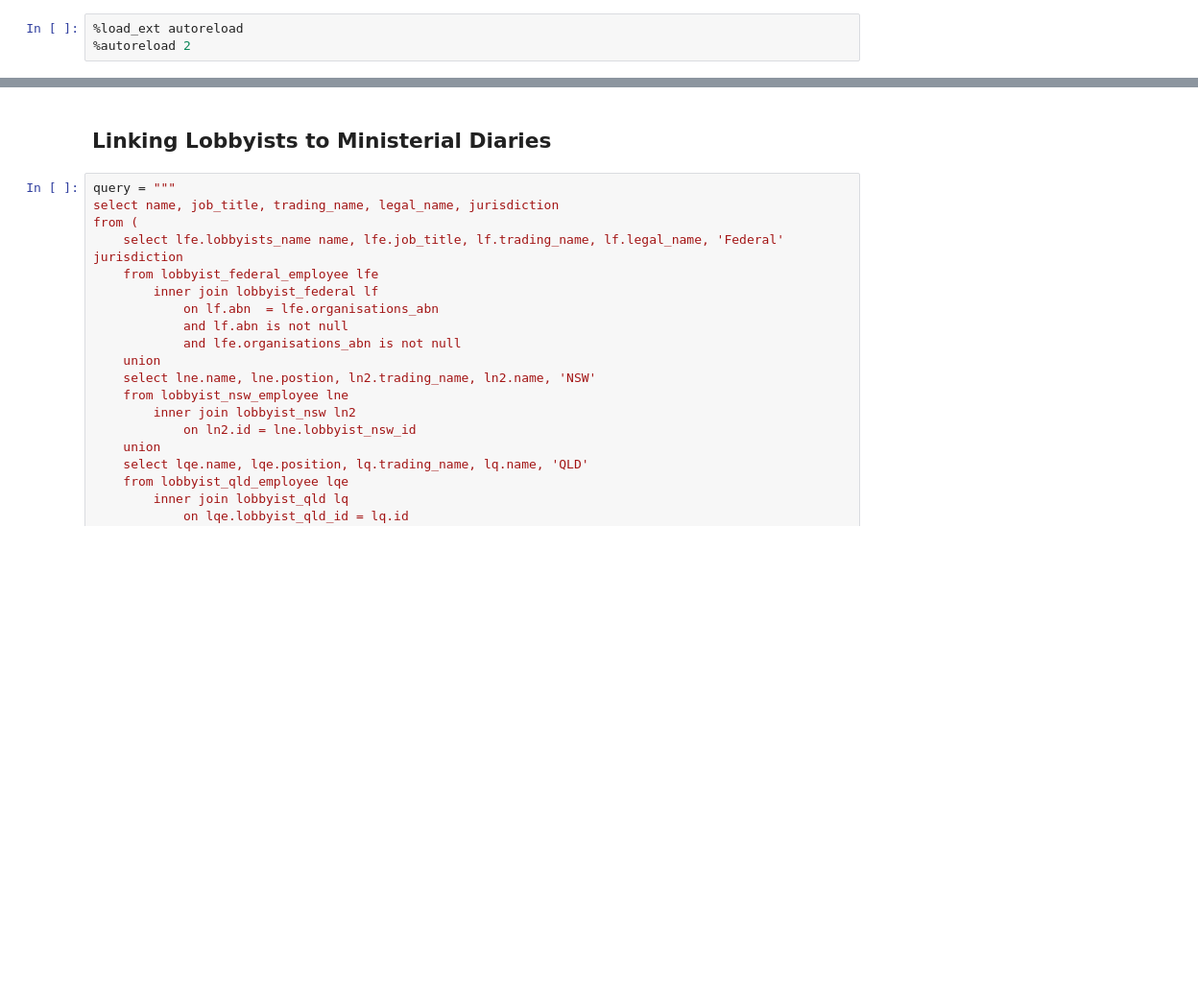
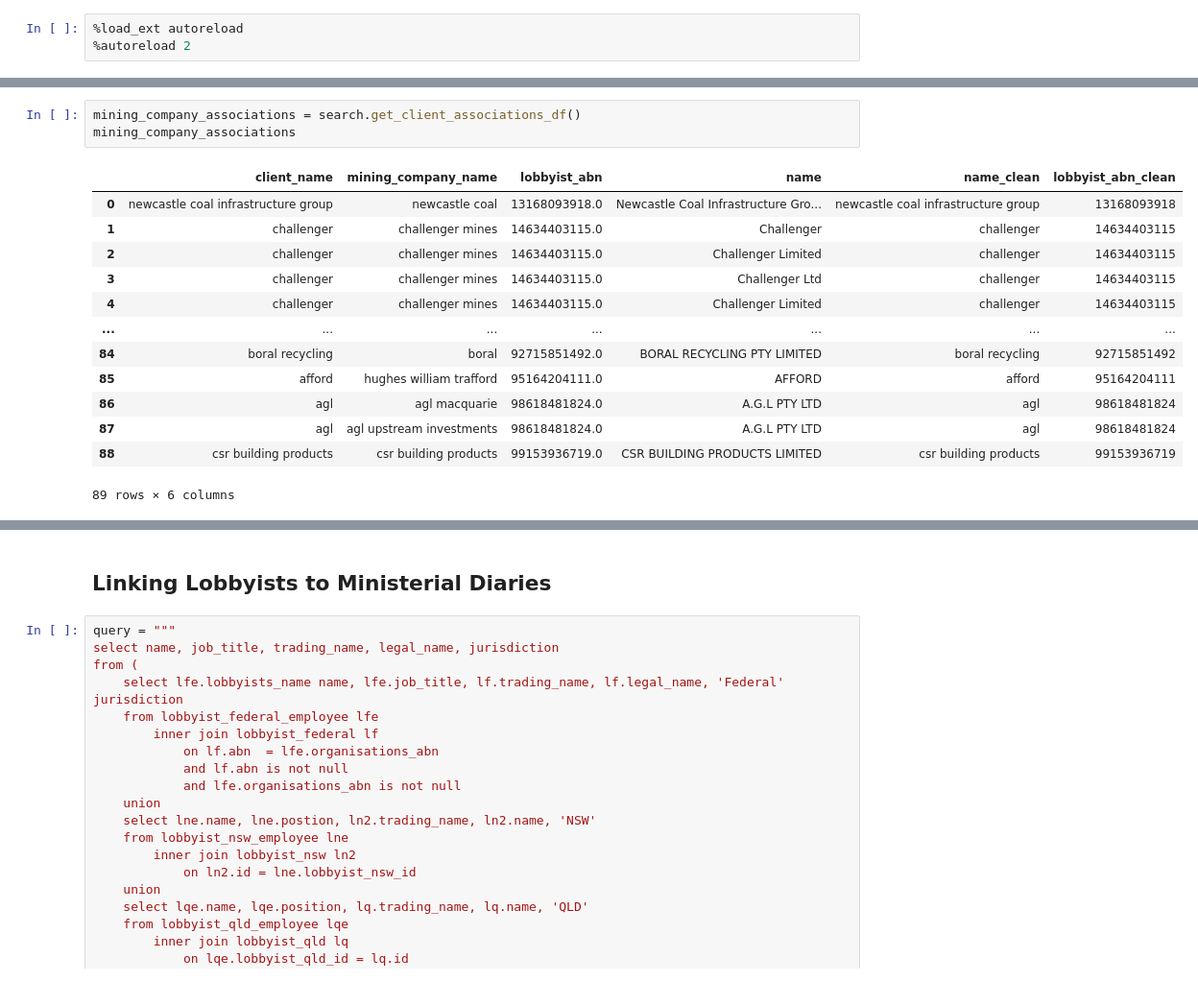
Before and after one commit to sjeruto/ARDC-Project, a Jupyter notebook: notebooks/mg_workbook.ipynb, the cells around one changed output, grey strips where cells are left out. Shown: that part at 96% size. Saved outputs shown, nothing was run; the diff lists cells and outputs as text; blank space fills up the shorter version.

```diff
--- a/notebooks/mg_workbook.ipynb
+++ b/notebooks/mg_workbook.ipynb
@@ -40,0 +205,17 @@ diaries_df
+# %%
+mining_company_associations = search.get_client_associations_df()
+mining_company_associations
+# %% [output]
+|  | client_name | mining_company_name | lobbyist_abn | name | name_clean | lobbyist_abn_clean |
+| 0 | newcastle coal infrastructure group | newcastle coal | 13168093918.0 | Newcastle Coal Infrastructure Gro... | newcastle coal infrastructure group | 13168093918 |
+| 1 | challenger | challenger mines | 14634403115.0 | Challenger | challenger | 14634403115 |
+| 2 | challenger | challenger mines | 14634403115.0 | Challenger Limited | challenger | 14634403115 |
+| 3 | challenger | challenger mines | 14634403115.0 | Challenger Ltd | challenger | 14634403115 |
+| 4 | challenger | challenger mines | 14634403115.0 | Challenger Limited | challenger | 14634403115 |
+| ... | ... | ... | ... | ... | ... | ... |
+| 84 | boral recycling | boral | 92715851492.0 | BORAL RECYCLING PTY LIMITED | boral recycling | 92715851492 |
+| 85 | afford | hughes william trafford | 95164204111.0 | AFFORD | afford | 95164204111 |
+| 86 | agl | agl macquarie | 98618481824.0 | A.G.L PTY LTD | agl | 98618481824 |
+| 87 | agl | agl upstream investments | 98618481824.0 | A.G.L PTY LTD | agl | 98618481824 |
+| 88 | csr building products | csr building products | 99153936719.0 | CSR BUILDING PRODUCTS LIMITED | csr building products | 99153936719 |
+89 rows × 6 columns
```
Also changed, not shown: parts of 8 cells of this notebook, 3 other files.
